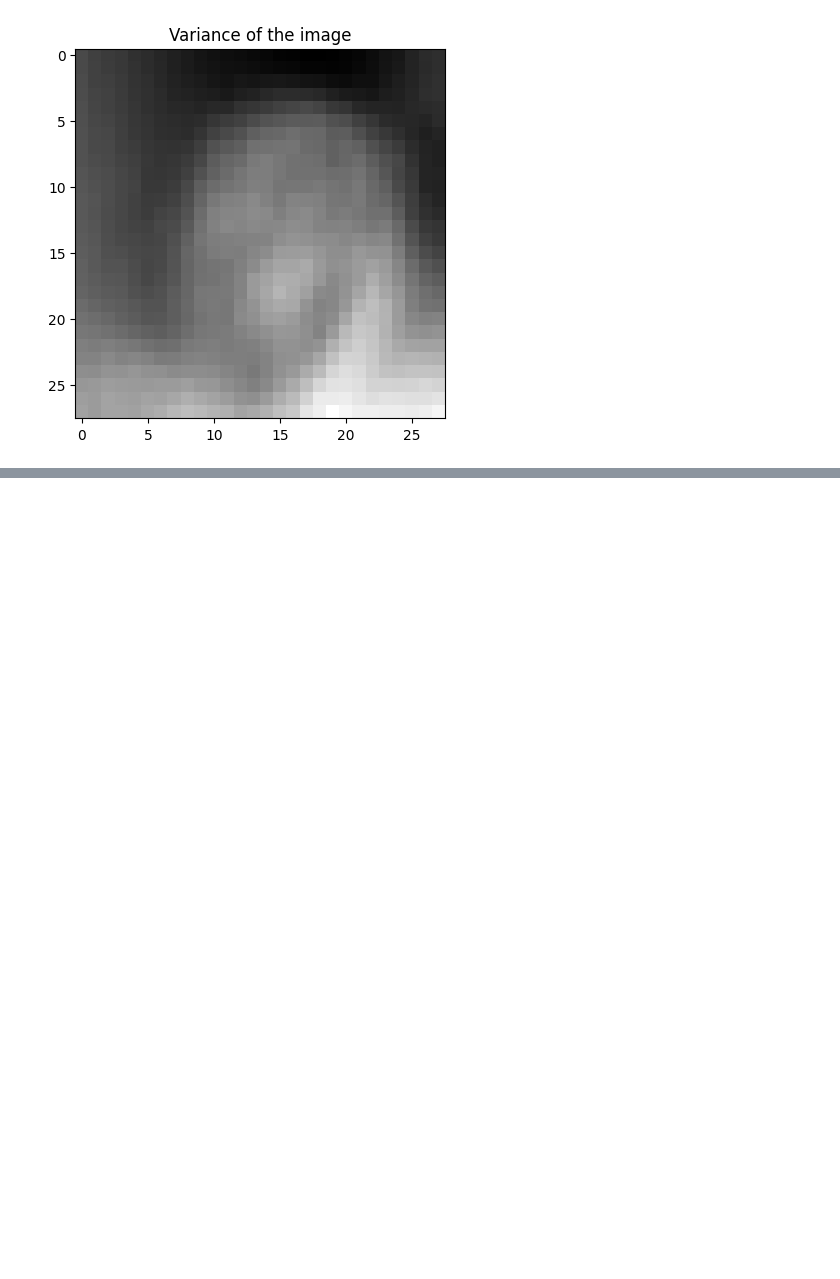
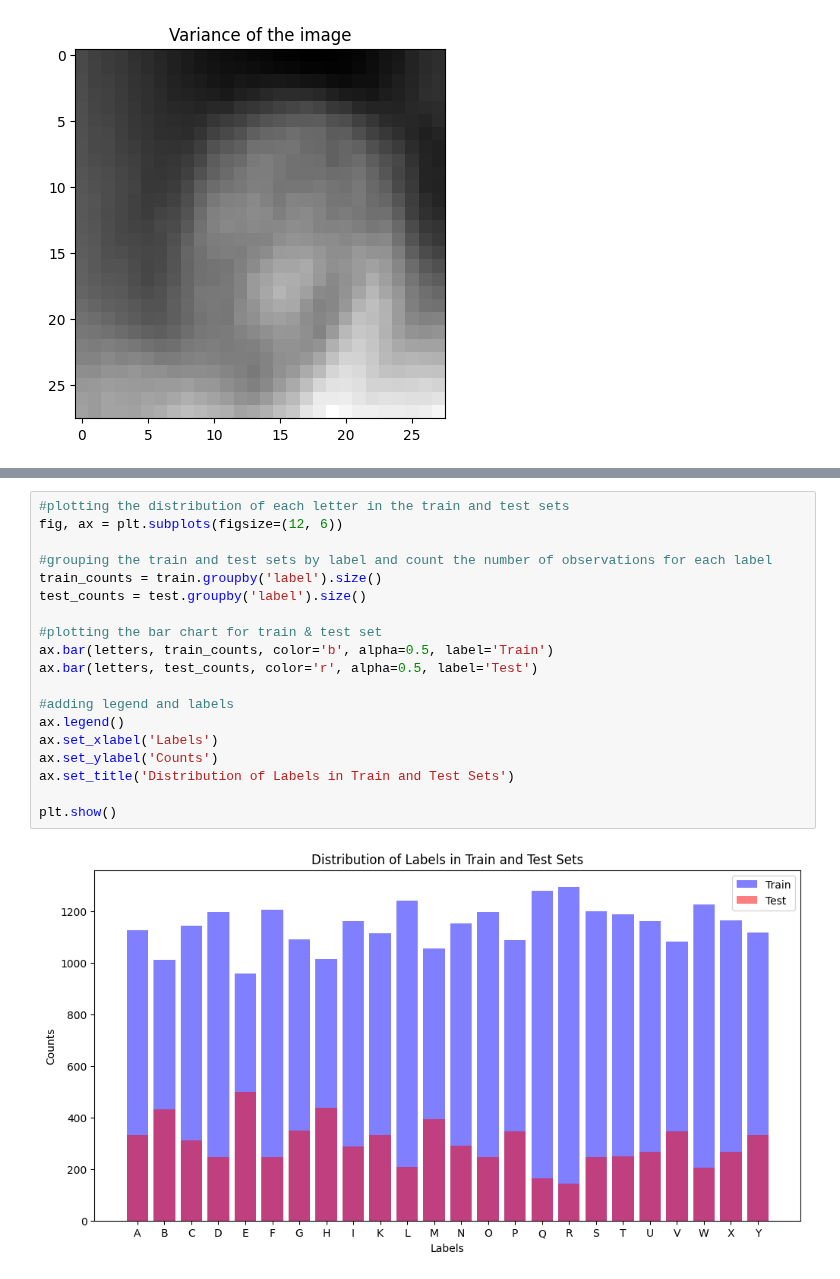
Before and after one commit to DataScienceAndEngineering/machine-learning-dse-i210-final-project-signlanguageclassification, a Jupyter notebook: notebooks/1.0-final-EDA.ipynb, the cells around one changed output, grey strips where cells are left out. Cells and saved outputs as stored; diff of their text form; blank space fills up the shorter version.

```diff
--- a/notebooks/1.0-final-EDA.ipynb
+++ b/notebooks/1.0-final-EDA.ipynb
@@ -147,0 +150,21 @@ len(train['label'].unique())
+# %%
+#plotting the distribution of each letter in the train and test sets
+fig, ax = plt.subplots(figsize=(12, 6))
+
+#grouping the train and test sets by label and count the number of observations for each label
+train_counts = train.groupby('label').size()
+test_counts = test.groupby('label').size()
+
+#plotting the bar chart for train & test set
+ax.bar(letters, train_counts, color='b', alpha=0.5, label='Train')
+ax.bar(letters, test_counts, color='r', alpha=0.5, label='Test')
+
+#adding legend and labels
+ax.legend()
+ax.set_xlabel('Labels')
+ax.set_ylabel('Counts')
+ax.set_title('Distribution of Labels in Train and Test Sets')
+
+plt.show()
+# %% [output]
+[figure, added]
```
Also changed, not shown: parts of 4 cells of this notebook.
